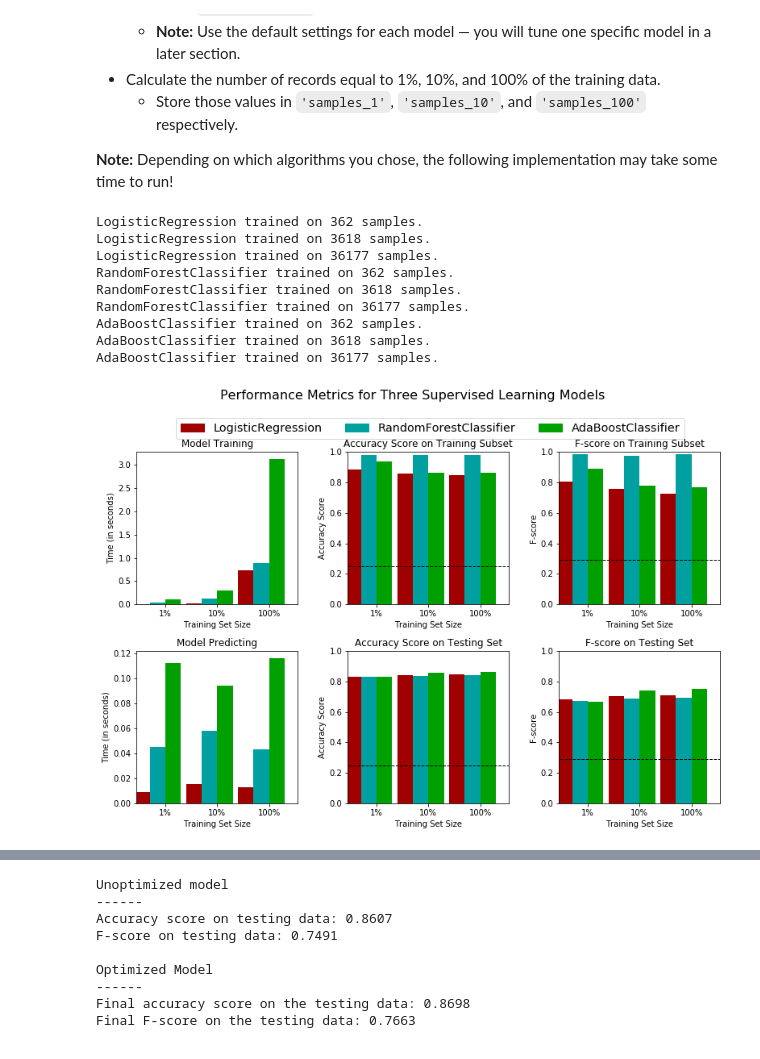
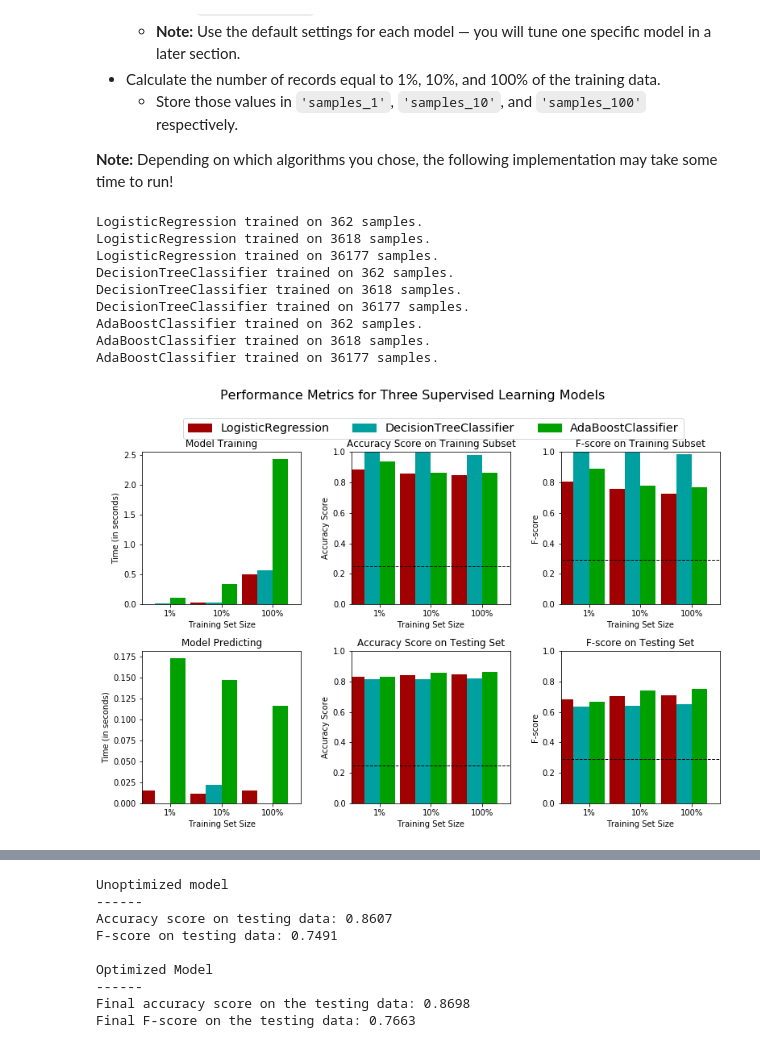
Before and after one commit to tm1611/Identifying-Donors-Project, a Jupyter notebook: Identifying-donors.ipynb, the cells around one changed output, grey strips where cells are left out. Saved outputs shown, nothing was run; the diff lists cells and outputs as text; code cells hidden in the pictures.

```diff
--- a/Identifying-donors.ipynb
+++ b/Identifying-donors.ipynb
@@ -378,47 +368,49 @@ In the code cell, you will need to implement the following:
 
 **Note:** Depending on which algorithms you chose, the following implementation may take some time to run!
 # %%
-# TODO: Import the three supervised learning models from sklearn
+# Import supervised learning models
 from sklearn.linear_model import LogisticRegression
 from sklearn.svm import SVC
 from sklearn.ensemble import AdaBoostClassifier, RandomForestClassifier, BaggingClassifier
 from sklearn.neighbors import KNeighborsClassifier
 from sklearn.tree import DecisionTreeClassifier
 
-# TODO: Initialize the three models
+# Initialize the three models
 clf_A = LogisticRegression()
 clf_B = DecisionTreeClassifier(random_state=42)
 clf_C = AdaBoostClassifier(random_state=42)
-clf_B = RandomForestClassifier(random_state=42)
 
-# TODO: Calculate the number of samples for 1%, 10%, and 100% of the training data
-# HINT: samples_100 is the entire training set i.e. len(y_train)
-# HINT: samples_10 is 10% of samples_100 (ensure to set the count of the values to be `int` and not `float`)
-# HINT: samples_1 is 1% of samples_100 (ensure to set the count of the values to be `int` and not `float`)
+# Unquote to change classifiers...:
+# clf_A = SVC()
+# clf_B = RandomForestClassifier(random_state=42)
+# clf_C = BaggingClassifier(random_state=42)
+
+
+# Calculate the number of samples for 1%, 10%, and 100% of the training data
 samples_100 = int(len(y_train))
 samples_10 = int(round(len(y_train)*0.1))
 samples_1 = int(round(len(y_train)*0.01))
 
-# Collect results on the learners
+# Collect results on the classifiers
 results = {}
 for clf in [clf_A, clf_B, clf_C]:
     clf_name = clf.__class__.__name__
     results[clf_name] = {}
     for i, samples in enumerate([samples_1, samples_10, samples_100]):
         results[clf_name][i] = \
         train_predict(clf, samples, X_train, y_train, X_test, y_test)
 
-# Run metrics visualization for the three supervised learning models chosen
+# Run visualization
 vs.evaluate(results, accuracy, fscore)
 # %% [output]
 LogisticRegression trained on 362 samples.
 LogisticRegression trained on 3618 samples.
 LogisticRegression trained on 36177 samples.
-RandomForestClassifier trained on 362 samples.
-RandomForestClassifier trained on 3618 samples.
-RandomForestClassifier trained on 36177 samples.
+DecisionTreeClassifier trained on 362 samples.
+DecisionTreeClassifier trained on 3618 samples.
+DecisionTreeClassifier trained on 36177 samples.
 AdaBoostClassifier trained on 362 samples.
 AdaBoostClassifier trained on 3618 samples.
 AdaBoostClassifier trained on 36177 samples.
-[figure, old version]
+[figure, new version]
 # %%
```
Also changed, not shown: parts of 58 cells of this notebook.
